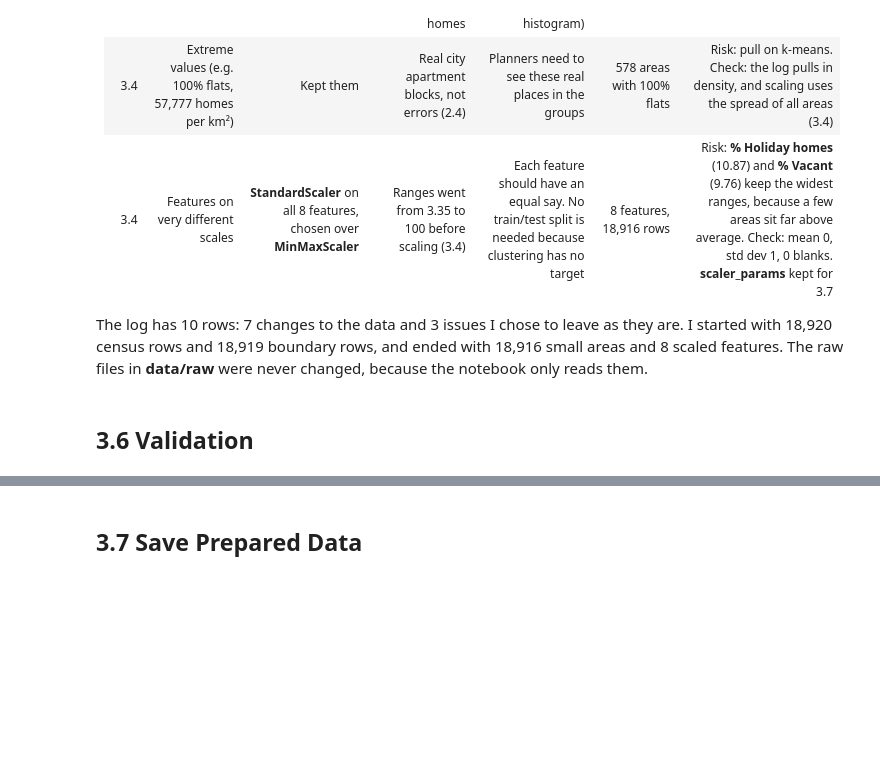
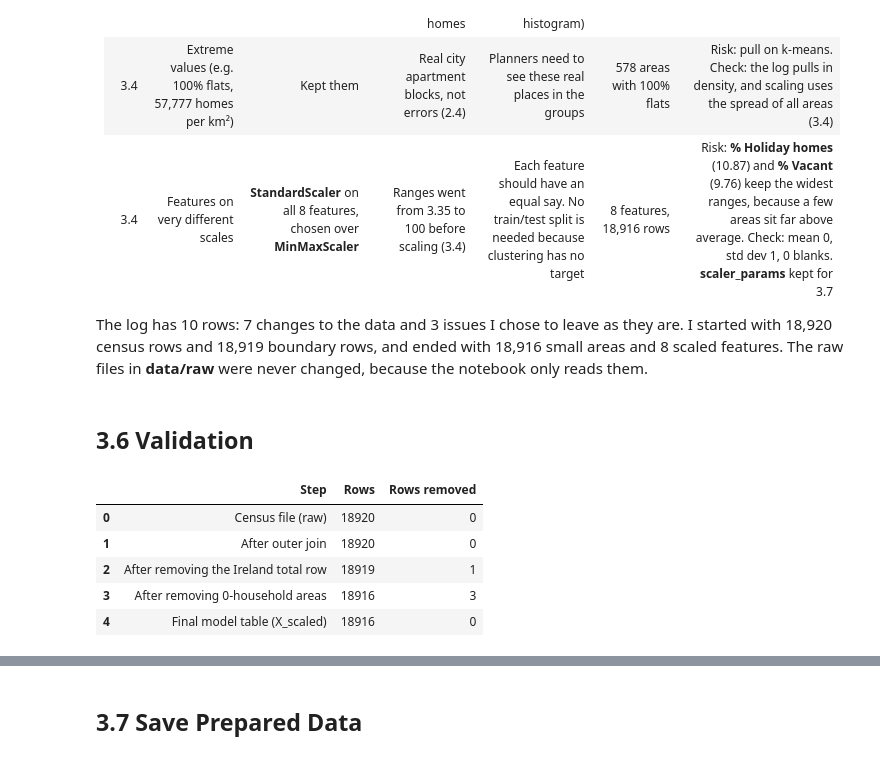
Before and after one commit to SwoopCodes/Data-Analytics_Irish-housing-density, a Jupyter notebook: notebooks/CA2_CRISP_DM_Notebook.ipynb, the cells around one changed output, grey strips where cells are left out. Drawn from its saved outputs; the diff is of its cells as text; code cells hidden in the pictures; blank space fills up the shorter version.

```diff
--- a/notebooks/CA2_CRISP_DM_Notebook.ipynb
+++ b/notebooks/CA2_CRISP_DM_Notebook.ipynb
@@ -1066,3 +1066,18 @@ The **scaler_params** table keeps each feature's mean and standard deviation (lo
 The log has 10 rows: 7 changes to the data and 3 issues I chose to leave as they are. I started with 18,920 census rows and 18,919 boundary rows, and ended with 18,916 small areas and 8 scaled features. The raw files in **data/raw** were never changed, because the notebook only reads them.
 # %% [markdown]
 ## 3.6 Validation
+# %%
+# 3.6 Validation
+trail_rows = row_counts + [["Final model table (X_scaled)", len(X_scaled)]]
+trail = pd.DataFrame(trail_rows, columns=["Step", "Rows"])
+
+# Rows removed = rows in the step above minus rows in this step
+trail["Rows removed"] = (trail["Rows"].shift(1) - trail["Rows"]).fillna(0).astype(int)
+trail
+# %% [output]
+|  | Step | Rows | Rows removed |
+| 0 | Census file (raw) | 18920 | 0 |
+| 1 | After outer join | 18920 | 0 |
+| 2 | After removing the Ireland total row | 18919 | 1 |
+| 3 | After removing 0-household areas | 18916 | 3 |
+| 4 | Final model table (X_scaled) | 18916 | 0 |
```
Also changed, not shown: parts of 5 cells of this notebook, 1 other file.
